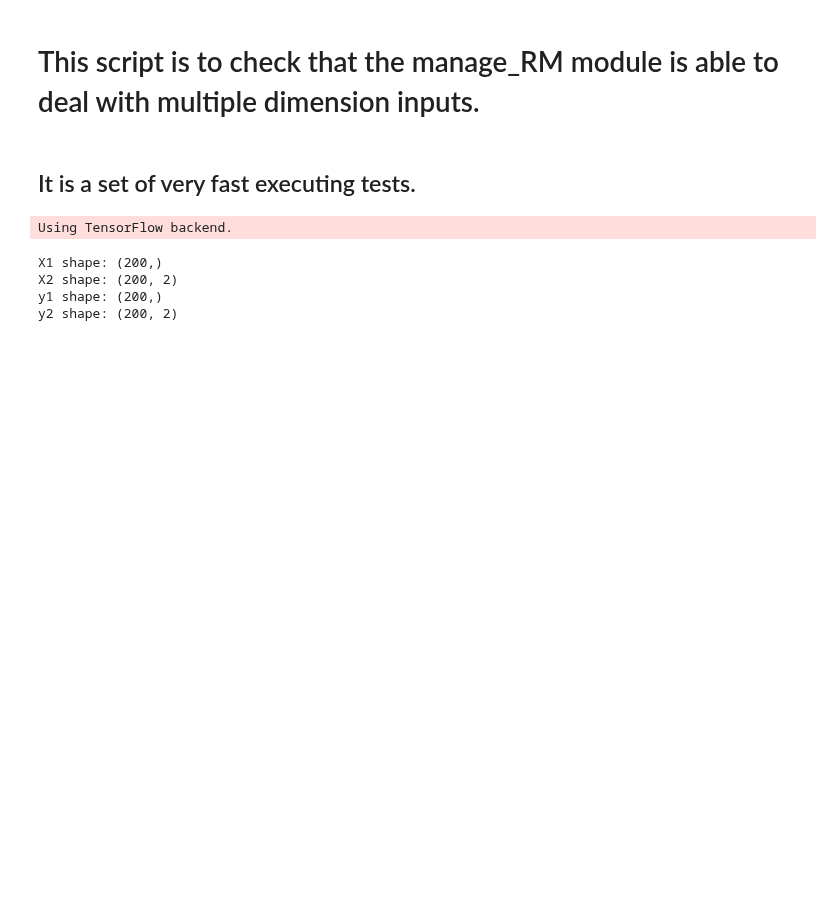
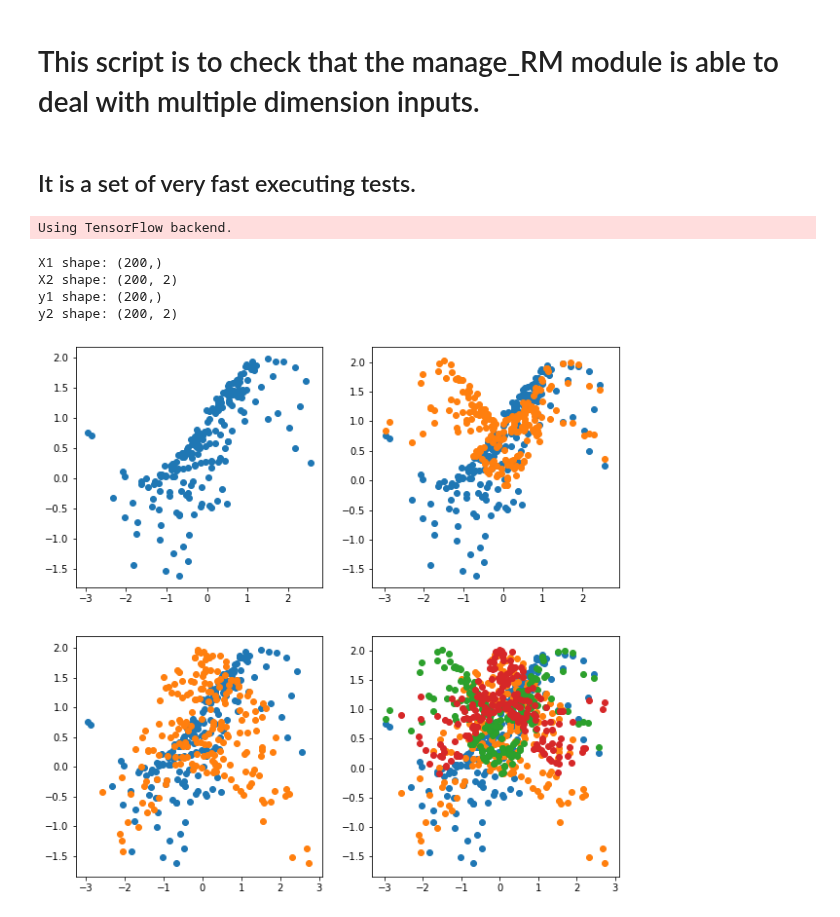
Before and after one commit to Morisset/AI4neb, a Jupyter notebook: docs/Test_Discretization.ipynb, the cells around one changed output. Drawn from its saved outputs; the diff is of its cells as text; code cells hidden in the pictures; blank space fills up the shorter version.

```diff
--- a/docs/Test_Discretization.ipynb
+++ b/docs/Test_Discretization.ipynb
@@ -10,27 +12,38 @@ Using TensorFlow backend.
 # %%
 n_samples=200
 
-func = 'sins'
+noise = 0.05
 
-if func == 'sins':
-    X1 = np.random.randn(n_samples)
-    y1 = np.sin(X1) + np.cos(X1) + 0.1*np.random.randn(n_samples)
-    X2 = np.random.randn(n_samples, 2)
-    y2 = np.array([np.sin(X2[:,0]) + np.cos(X2[:,1]) + 0.1*np.random.randn(n_samples),
-         np.sin(X2[:,0])**2 + np.cos(X2[:,1])**2 + 0.1*np.random.randn(n_samples)]).T
-elif func == 'x24':
-    y1 = np.random.uniform(-5, 5, n_samples)
-    X1 = y1**2
-    y2 = np.random.uniform(-5, 5, (n_samples, 2))
-    X2 = np.array([y1**2, y1**4]).T
-
-print('X1 shape:', X1.shape)
-print('X2 shape:', X2.shape)
-print('y1 shape:', y1.shape)
-print('y2 shape:', y2.shape)
+X2 = np.random.randn(n_samples, 2)
+X1 = X2[:,0]
+y2 = np.array([np.sin(X2[:,0]) + np.cos(X2[:,1]) + noise*np.random.randn(n_samples),
+     np.sin(X2[:,0])**2 + np.cos(X2[:,1])**2 + noise*np.random.randn(n_samples)]).T
+y1 = y2[:,0]
-# %% [output]
-X1 shape: (200,)
-X2 shape: (200, 2)
-y1 shape: (200,)
-y2 shape: (200, 2)
+# %%
+print('X1 shape:', X1.shape)
+print('X2 shape:', X2.shape)
+print('y1 shape:', y1.shape)
+print('y2 shape:', y2.shape)
+# %% [output]
+X1 shape: (200,)
+X2 shape: (200, 2)
+y1 shape: (200,)
+y2 shape: (200, 2)
+# %%
+f, ((ax1, ax2), (ax3, ax4)) = plt.subplots(2,2, figsize=(10,10))
+
+ax1.scatter(X1, y1)
+
+ax2.scatter(X1, y2[:,0])
+ax2.scatter(X1, y2[:,1])
+
+ax3.scatter(X2[:,0], y1)
+ax3.scatter(X2[:,1], y1)
+
+ax4.scatter(X2[:,0], y2[:,0])
+ax4.scatter(X2[:,1], y2[:,0]);
+ax4.scatter(X2[:,0], y2[:,1])
+ax4.scatter(X2[:,1], y2[:,1]);
+# %% [output]
+[figure, added]
 # %%
```
Also changed, not shown: parts of 10 cells of this notebook.
